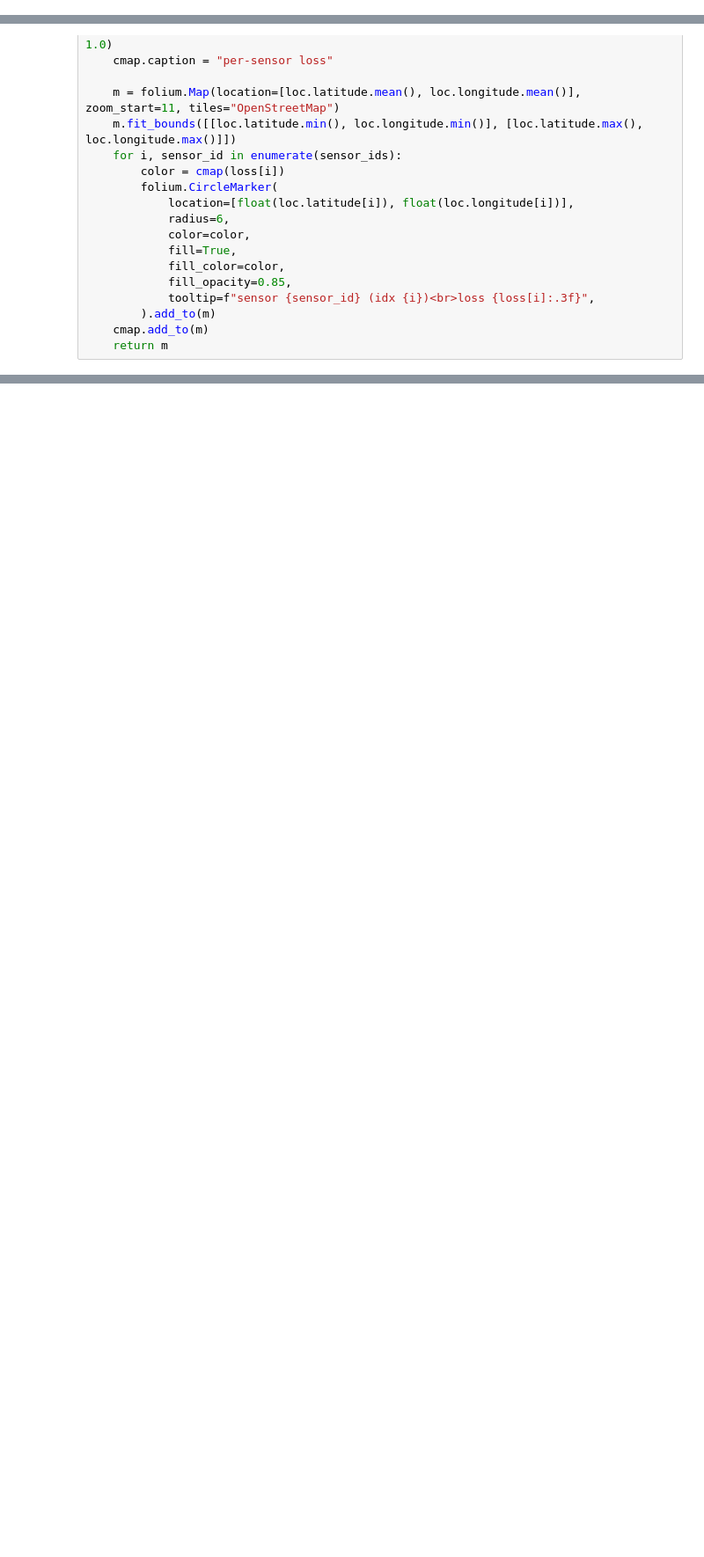
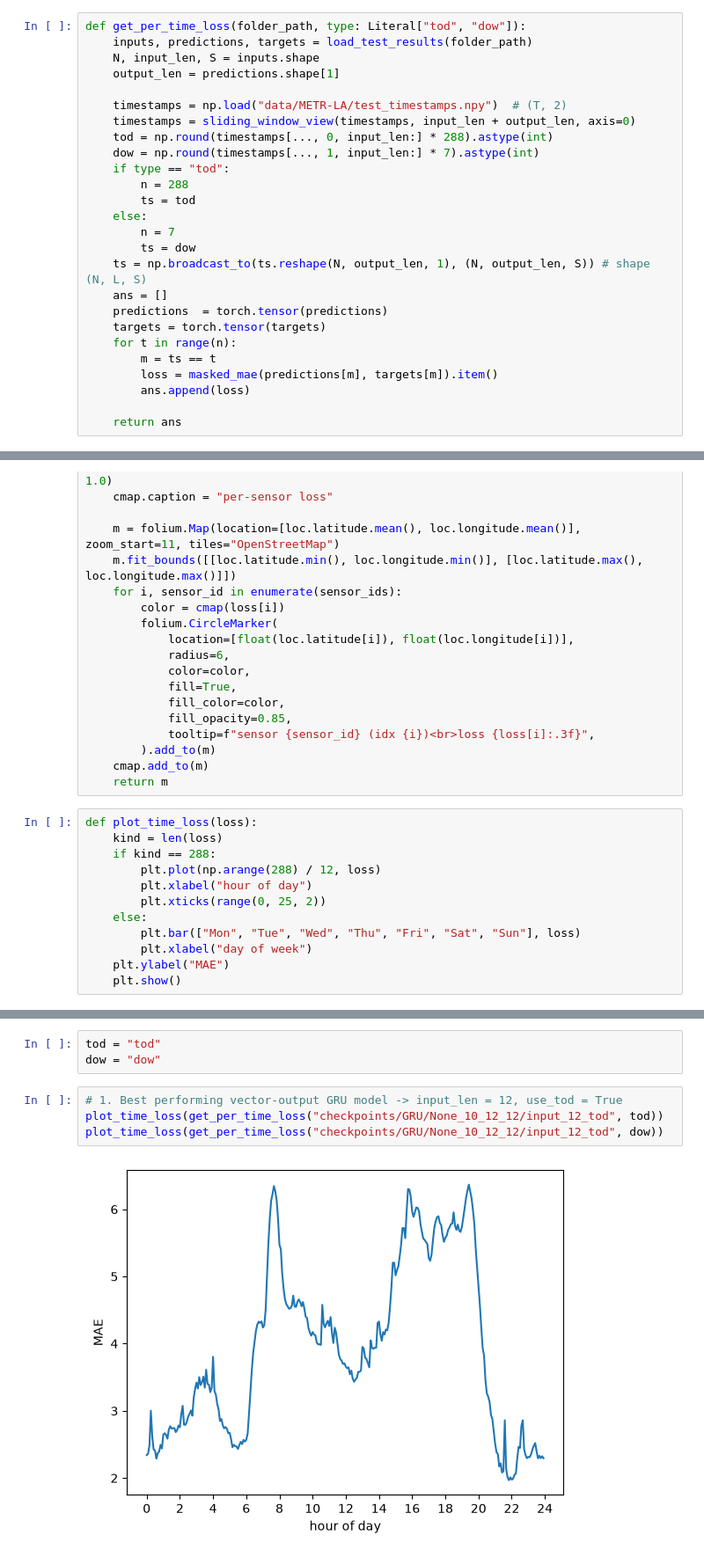
Before and after one commit to EduardCavasi/Spatial-Dependency-Modelling-in-Multivariate-Time-Series, a Jupyter notebook: notebooks/baseline_models_2.ipynb, the cells around one changed output, grey strips where cells are left out. Shown at 88% size. Drawn from its saved outputs; the diff is of its cells as text; blank space fills up the shorter version.

Commit message:
Per Time(tod and dow) Loss Analysis of temporal baseline models

```diff
--- a/notebooks/baseline_models_2.ipynb
+++ b/notebooks/baseline_models_2.ipynb
@@ -32,6 +34,32 @@ def get_per_sensor_loss(folder_path):
             )
         )
     return per_sensor_loss
+# %%
+def get_per_time_loss(folder_path, type: Literal["tod", "dow"]):
+    inputs, predictions, targets = load_test_results(folder_path)
+    N, input_len, S = inputs.shape
+    output_len = predictions.shape[1]
+
+    timestamps = np.load("data/METR-LA/test_timestamps.npy")  # (T, 2)
+    timestamps = sliding_window_view(timestamps, input_len + output_len, axis=0)
+    tod = np.round(timestamps[..., 0, input_len:] * 288).astype(int)
+    dow = np.round(timestamps[..., 1, input_len:] * 7).astype(int)
+    if type == "tod":
+        n = 288
+        ts = tod
+    else:
+        n = 7
+        ts = dow
+    ts = np.broadcast_to(ts.reshape(N, output_len, 1), (N, output_len, S)) # shape (N, L, S)
+    ans = []
+    predictions  = torch.tensor(predictions)
+    targets = torch.tensor(targets)
+    for t in range(n):
+        m = ts == t
+        loss = masked_mae(predictions[m], targets[m]).item()
+        ans.append(loss)
+
+    return ans
 # %%
 
 def plot_sensor_loss(per_sensor_loss, data_path="data/METR-LA"):
@@ -63,3 +91,15 @@ def plot_sensor_loss(per_sensor_loss, data_path="data/METR-LA"):
         ).add_to(m)
     cmap.add_to(m)
     return m
+# %%
+def plot_time_loss(loss):
+    kind = len(loss)
+    if kind == 288:
+        plt.plot(np.arange(288) / 12, loss)
+        plt.xlabel("hour of day")
+        plt.xticks(range(0, 25, 2))
+    else:
+        plt.bar(["Mon", "Tue", "Wed", "Thu", "Fri", "Sat", "Sun"], loss)
+        plt.xlabel("day of week")
+    plt.ylabel("MAE")
+    plt.show()
@@ -138,0 +183,9 @@ plot_sensor_loss(per_sensor_loss)
+# %%
+tod = "tod"
+dow = "dow"
+# %%
+# 1. Best performing vector-output GRU model -> input_len = 12, use_tod = True
+plot_time_loss(get_per_time_loss("checkpoints/GRU/None_10_12_12/input_12_tod", tod))
+plot_time_loss(get_per_time_loss("checkpoints/GRU/None_10_12_12/input_12_tod", dow))
+# %% [output]
+[figure, added]
```
Also changed, not shown: parts of 10 cells of this notebook, 1 other file.
